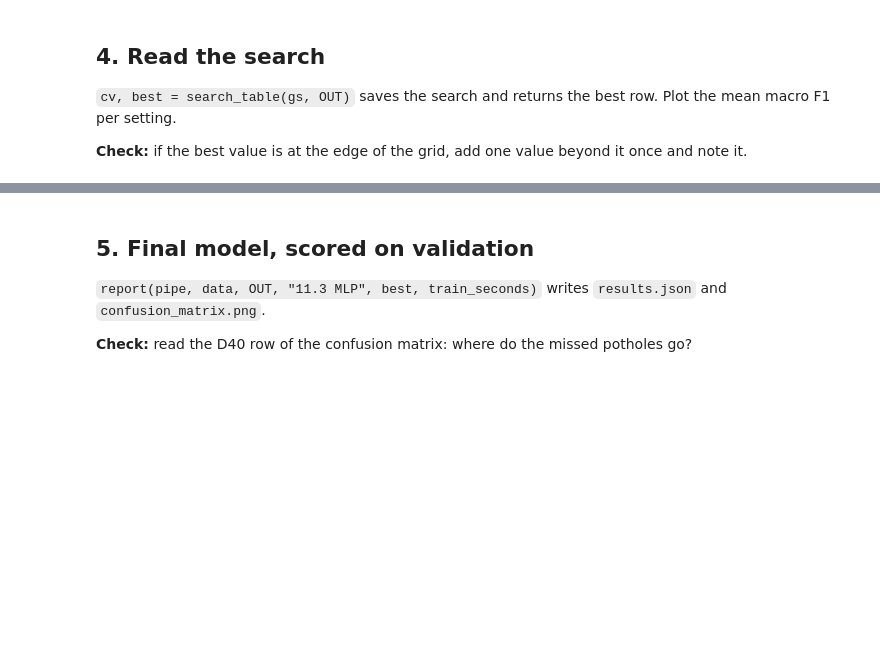
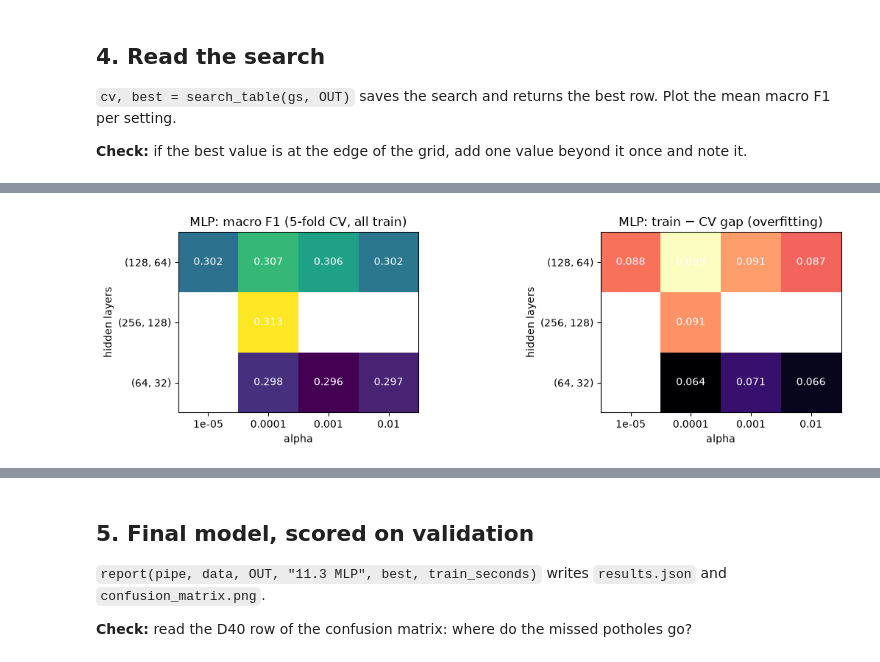
Before and after one commit to RaksaOC/road-damage-classifier, a Jupyter notebook: backend/ml/notebooks/11_3_mlp.ipynb, the cells around one changed output, grey strips where cells are left out. Cells and saved outputs as stored; diff of their text form; code cells hidden in the pictures; blank space fills up the shorter version.

Commit message:
11.3 MLP: read the search, edge check and noise check

```diff
--- a/backend/ml/notebooks/11_3_mlp.ipynb
+++ b/backend/ml/notebooks/11_3_mlp.ipynb
@@ -118,3 +118,82 @@ print(f"{n_settings} settings x {CV.get_n_splits()} folds = {n_settings * CV.get
 `cv, best = search_table(gs, OUT)` saves the search and returns the best row. Plot the mean macro F1 per setting.
 
 **Check:** if the best value is at the edge of the grid, add one value beyond it once and note it.
+# %%
+from sklearn.base import clone
+
+cv, best = search_table(gs, OUT)          # saves cv_results.csv, returns the best row
+
+# Did the "worker stopped" warning in step 3 cost us anything?
+# 1) no fit failed: a failed fit would leave NaN in its fold score
+split_cols = [c for c in cv.columns if c.startswith("split") and c.endswith("_test_score")]
+n_nan = int(cv[split_cols].isna().sum().sum())
+assert n_nan == 0, f"{n_nan} fold scores are missing: some fits failed"
+# 2) how much does the score move on its own? Refit the best setting on fold 1 in this process.
+#    Same seed, same data, but a different number of parallel workers rounds the sums slightly
+#    differently, and MLP training grows that into a different stopping epoch. So expect a
+#    small difference, not an exact match (tested: 12 workers repeat exactly; 4 workers differ).
+tr_i, te_i = next(CV.split(X_tr, y_tr, groups_tr))
+check = clone(pipe).set_params(**best["params"])
+check.fit(X_tr[tr_i], y_tr[tr_i], clf__sample_weight=w_tr[tr_i])
+redo = f1_score(y_tr[te_i], check.predict(X_tr[te_i]), average="macro")
+spread = cv["mean_test_score"].max() - cv["mean_test_score"].min()
+print(f"warning check: {len(cv) * len(split_cols)} fold scores, none missing")
+print(f"noise check: fold 1 refit {redo:.4f} vs grid {best['split0_test_score']:.4f} "
+      f"(diff {abs(redo - best['split0_test_score']):.4f}) | spread between the 6 settings {spread:.4f}")
+
+print("best on the grid:", best["params"], f"| CV macro F1 {best['mean_test_score']:.4f} "
+      f"± {best['std_test_score']:.4f}")
+
+# Edge check: if the best size or alpha is the largest/smallest value tried, try one value beyond it once.
+h_b, a_b = best["params"]["clf__hidden_layer_sizes"], best["params"]["clf__alpha"]
+beyond = []
+if h_b == (128, 64):
+    beyond.append({"clf__hidden_layer_sizes": [(256, 128)], "clf__alpha": [a_b]})
+elif h_b == (64, 32):
+    beyond.append({"clf__hidden_layer_sizes": [(32, 16)], "clf__alpha": [a_b]})
+if a_b == max(grid["clf__alpha"]):
+    beyond.append({"clf__hidden_layer_sizes": [h_b], "clf__alpha": [a_b * 10]})
+elif a_b == min(grid["clf__alpha"]):
+    beyond.append({"clf__hidden_layer_sizes": [h_b], "clf__alpha": [a_b / 10]})
+
+edge_note = "best is inside the grid: no extra values needed"
+if beyond:
+    gs2 = GridSearchCV(pipe, beyond, cv=CV, scoring="f1_macro", n_jobs=-1, return_train_score=True,
+                       refit=False)
+    t = time.perf_counter()
+    gs2.fit(X_tr, y_tr, groups=groups_tr, clf__sample_weight=w_tr)
+    grid_secs += time.perf_counter() - t
+    extra = pd.DataFrame(gs2.cv_results_).assign(extra=True)
+    assert not extra[split_cols].isna().any().any(), "an extra fit failed"
+    cv = pd.concat([cv.assign(extra=False), extra], ignore_index=True)
+    cv["rank_test_score"] = cv["mean_test_score"].rank(ascending=False, method="min").astype(int)
+    cv.to_csv(OUT / "cv_results.csv", index=False)
+    new_best = cv.loc[cv["mean_test_score"].idxmax()]
+    edge_note = (f"best was on the edge; tried {[p for p in gs2.cv_results_['params']]}: "
+                 + ("a value beyond the grid won" if new_best["extra"] else "the grid's best still wins"))
+    best = new_best
+print(edge_note)
+print("BEST:", best["params"], f"| CV macro F1 {best['mean_test_score']:.4f} ± {best['std_test_score']:.4f}")
+
+cv["layers"] = cv["param_clf__hidden_layer_sizes"].astype(str)
+cv["alpha"] = cv["param_clf__alpha"].astype(float)
+cv["gap"] = cv["mean_train_score"] - cv["mean_test_score"]
+heat = cv.pivot_table(index="layers", columns="alpha", values="mean_test_score")
+gap = cv.pivot_table(index="layers", columns="alpha", values="gap")
+
+fig, axes = plt.subplots(1, 2, figsize=(12, 3.4))
+for ax, table, title, cmap in [(axes[0], heat, "macro F1 (5-fold CV, all train)", "viridis"),
+                               (axes[1], gap, "train − CV gap (overfitting)", "magma")]:
+    ax.imshow(table, cmap=cmap)
+    ax.set(xticks=range(table.shape[1]), xticklabels=table.columns, yticks=range(table.shape[0]),
+           yticklabels=table.index, xlabel="alpha", ylabel="hidden layers", title=f"MLP: {title}")
+    for (i, j), v in np.ndenumerate(table.values):
+        if not np.isnan(v):
+            ax.text(j, i, f"{v:.3f}", ha="center", va="center", color="white")
+fig.tight_layout()
+fig.savefig(OUT / "grid_heatmap.png", dpi=150, bbox_inches="tight")
+plt.show()
+
+cols = ["layers", "alpha", "mean_test_score", "std_test_score", "mean_train_score", "gap", "mean_fit_time"]
+cv.sort_values("mean_test_score", ascending=False)[cols].round(4).reset_index(drop=True)
+# %% [output]
@@ -120,0 +205 @@ print(f"{n_settings} settings x {CV.get_n_splits()} folds = {n_settings * CV.get
+[figure, added]
```
Also changed, not shown: parts of 1 cell of this notebook.
